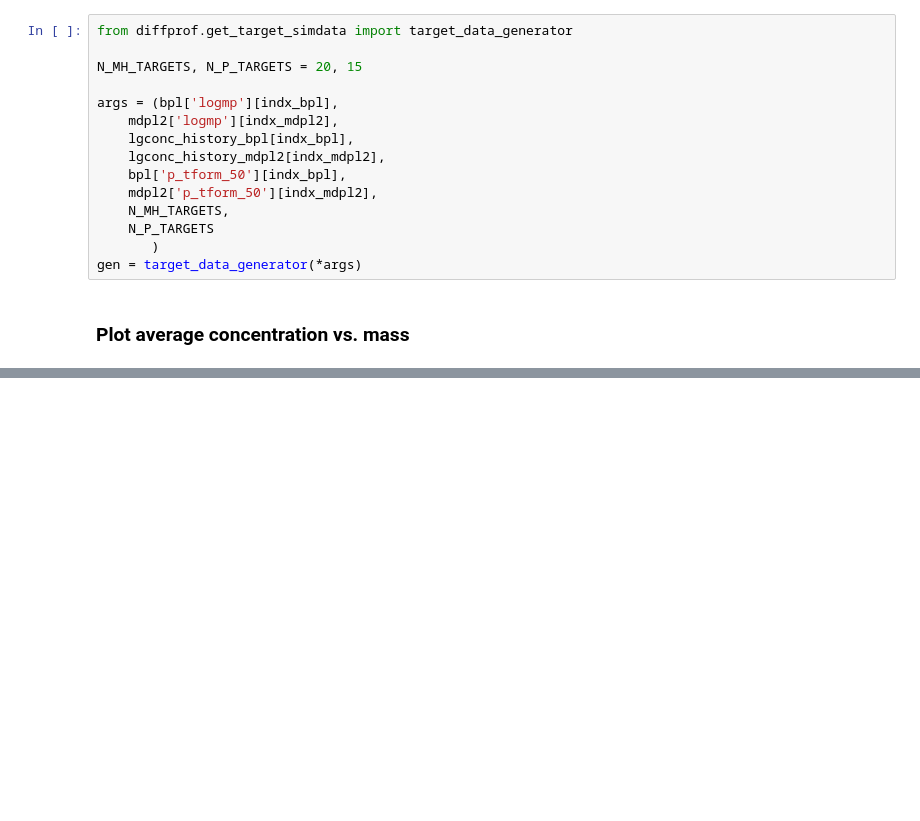
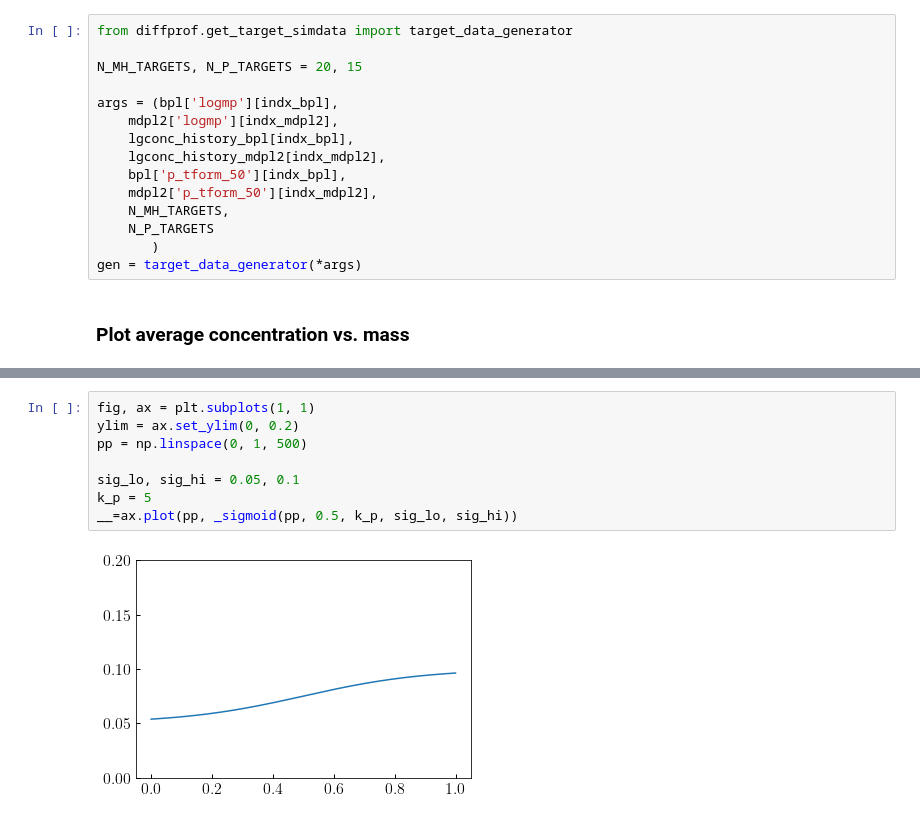
Before and after one commit to BaryonPasters/diffprof, a Jupyter notebook: notebooks/demo_target_data_generator.ipynb, the cells around one changed output, grey strips where cells are left out. Cells and saved outputs as stored; diff of their text form; blank space fills up the shorter version.

```diff
--- a/notebooks/demo_target_data_generator.ipynb
+++ b/notebooks/demo_target_data_generator.ipynb
@@ -177,0 +216,10 @@ Runtime to generate target data = 5.3 seconds
+# %%
+fig, ax = plt.subplots(1, 1)
+ylim = ax.set_ylim(0, 0.2)
+pp = np.linspace(0, 1, 500)
+
+sig_lo, sig_hi = 0.05, 0.1
+k_p = 5
+__=ax.plot(pp, _sigmoid(pp, 0.5, k_p, sig_lo, sig_hi))
+# %% [output]
+[figure, added]
```
Also changed, not shown: parts of 13 cells of this notebook.
